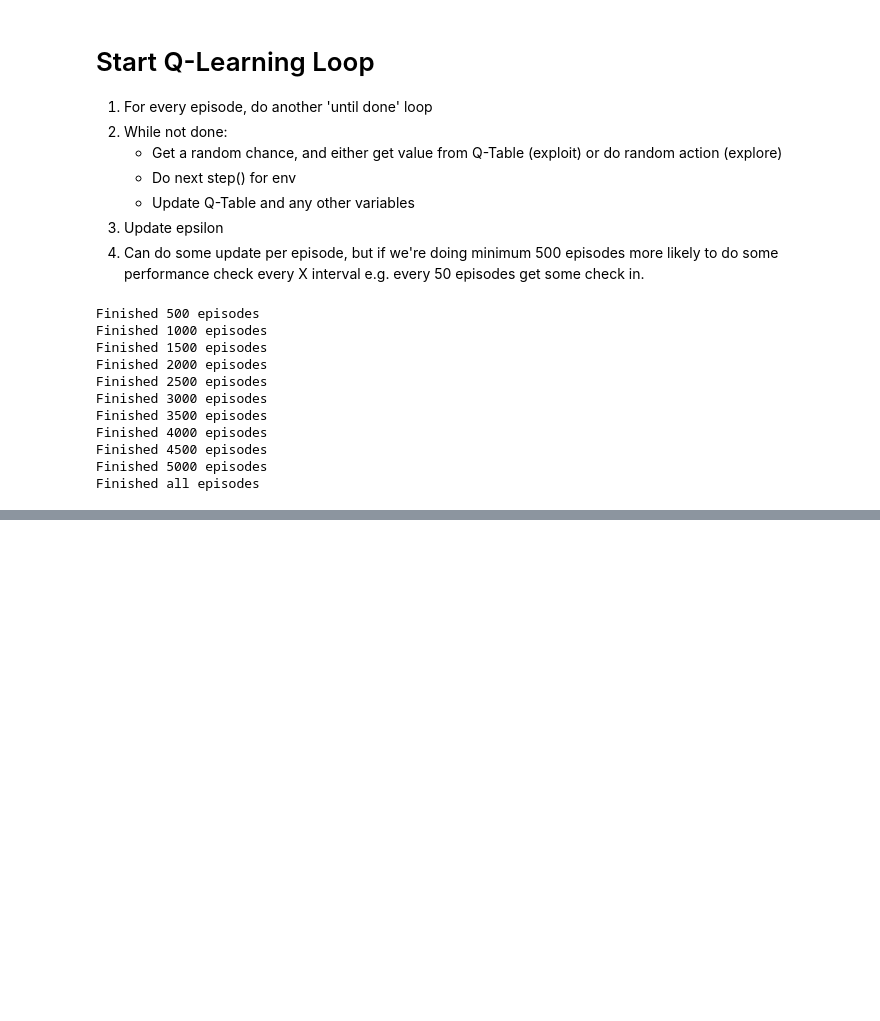
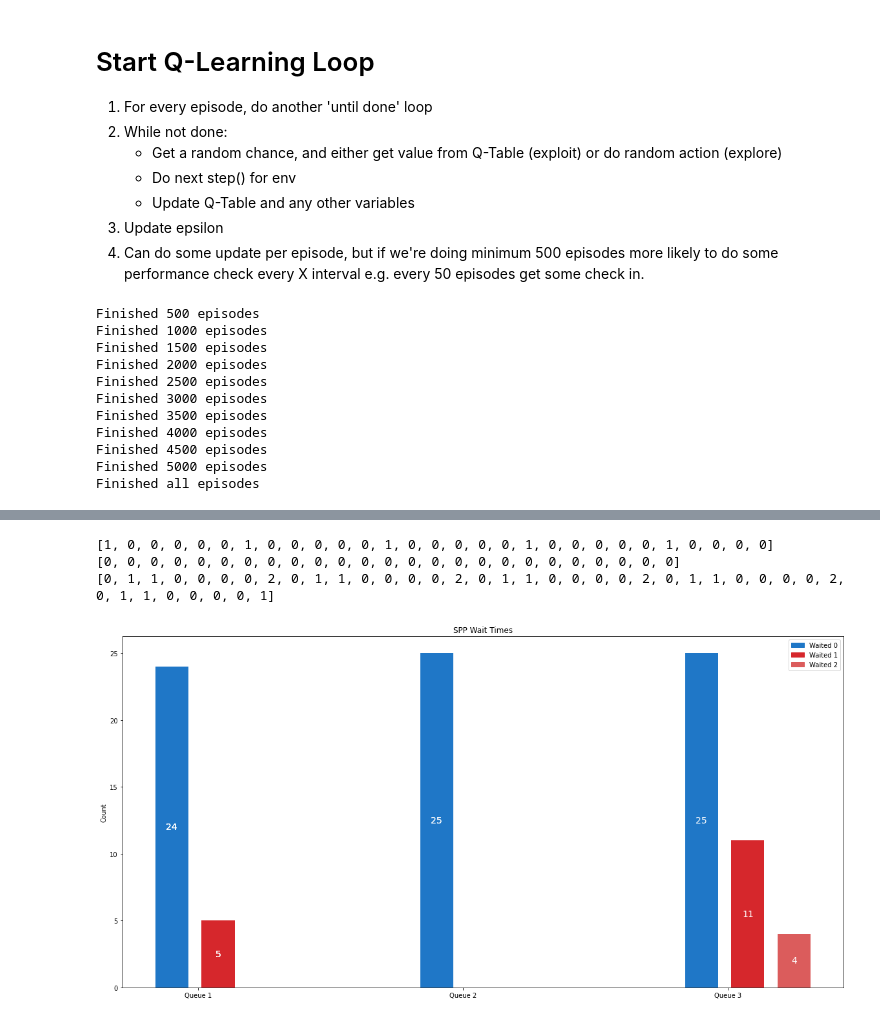
Before and after one commit to s3719678/ML_A2, a Jupyter notebook: notebooks/duc.ipynb, the cells around one changed output, grey strips where cells are left out. Cells and saved outputs as stored; diff of their text form; code cells hidden in the pictures; blank space fills up the shorter version.

```diff
--- a/notebooks/duc.ipynb
+++ b/notebooks/duc.ipynb
@@ -268,0 +398,58 @@ Queue 3 Wait Times List: [0, 0, 0, 2, 1, 13, 11, 13, 11, 7, 6, 13, 31, 45, 36, 5
+# %%
+def sequential_priority_policy(env):
+    current_state = env.reset(1)
+    done = False
+
+    while not done:
+        # Use np.inf as an indicator that a packet hasn't arrived. So, you consider to transmit a queue only if there exists a packet in that queue. Will always default (through else statements) to queue 2.
+        current_state = [np.inf, np.inf, np.inf]
+        for i, queue in enumerate(env.queues):
+            if len(queue) > 0 and env.current_timeslot >= queue[0]:
+                current_state[i] = queue[0]
+
+        action = 1
+        if current_state[action] == np.inf:
+            action = 0
+            if current_state[action] == np.inf:
+                action = 2
+
+        new_state, reward, done, info = env.step(action)
+    return env.queues_total_wait_times
+
+spp_wait_times = sequential_priority_policy(env)
+for i, q in enumerate(spp_wait_times):
+    print(q)
+
+# Since the wait times were either 0 or 1, can just plot a hist or bar chart with x labels 0 or 1
+fig, ax = plt.subplots(figsize=(20, 10))
+bar_width = 0.25
+for i, queue_wait_times in enumerate(spp_wait_times):
+    waited_0 = sum(1 for wait_time in queue_wait_times if wait_time == 0)
+    waited_1 = sum(1 for wait_time in queue_wait_times if wait_time == 1)
+    waited_2 = sum(1 for wait_time in queue_wait_times if wait_time == 2)
+
+    ax.bar(i*2, waited_0, bar_width, label='Waited 0', color='#1F77C7')
+    ax.bar((i*2)+bar_width+0.1, waited_1, bar_width, label='Waited 1', color='#D6272C')
+    ax.bar((i*2)+(bar_width*2)+0.2, waited_2, bar_width, label='Waited 2', color='#DB5C5C')
+    ax.set_title('SPP Wait Times')
+    ax.set_xticks((0.2, 2.2, 4.2))
+    ax.set_xticklabels(("Queue 1", "Queue 2", "Queue 3"))
+    ax.set_ylabel('Count')
+    ax.legend(handles=[mpatches.Patch(color='#1F77C7', label='Waited 0'), mpatches.Patch(color='#D6272C', label='Waited 1'), mpatches.Patch(color='#DB5C5C', label='Waited 2')])
+
+    for rect in ax.patches:
+        h = rect.get_height()
+        w = rect.get_width()
+        x = rect.get_x()
+        y = rect.get_y()
+        label_text = f'{h}'
+        label_x = x + w/2
+        label_y = y + h/2
+
+        if h != 0:
+            ax.text(label_x, label_y, label_text, ha='center', va='center', fontsize=14, color='white')
+# %% [output]
+[1, 0, 0, 0, 0, 0, 1, 0, 0, 0, 0, 0, 1, 0, 0, 0, 0, 0, 1, 0, 0, 0, 0, 0, 1, 0, 0, 0, 0]
+[0, 0, 0, 0, 0, 0, 0, 0, 0, 0, 0, 0, 0, 0, 0, 0, 0, 0, 0, 0, 0, 0, 0, 0, 0]
+[0, 1, 1, 0, 0, 0, 0, 2, 0, 1, 1, 0, 0, 0, 0, 2, 0, 1, 1, 0, 0, 0, 0, 2, 0, 1, 1, 0, 0, 0, 0, 2, 0, 1, 1, 0, 0, 0, 0, 1]
+[figure, added]
```
Also changed, not shown: parts of 10 cells of this notebook.
